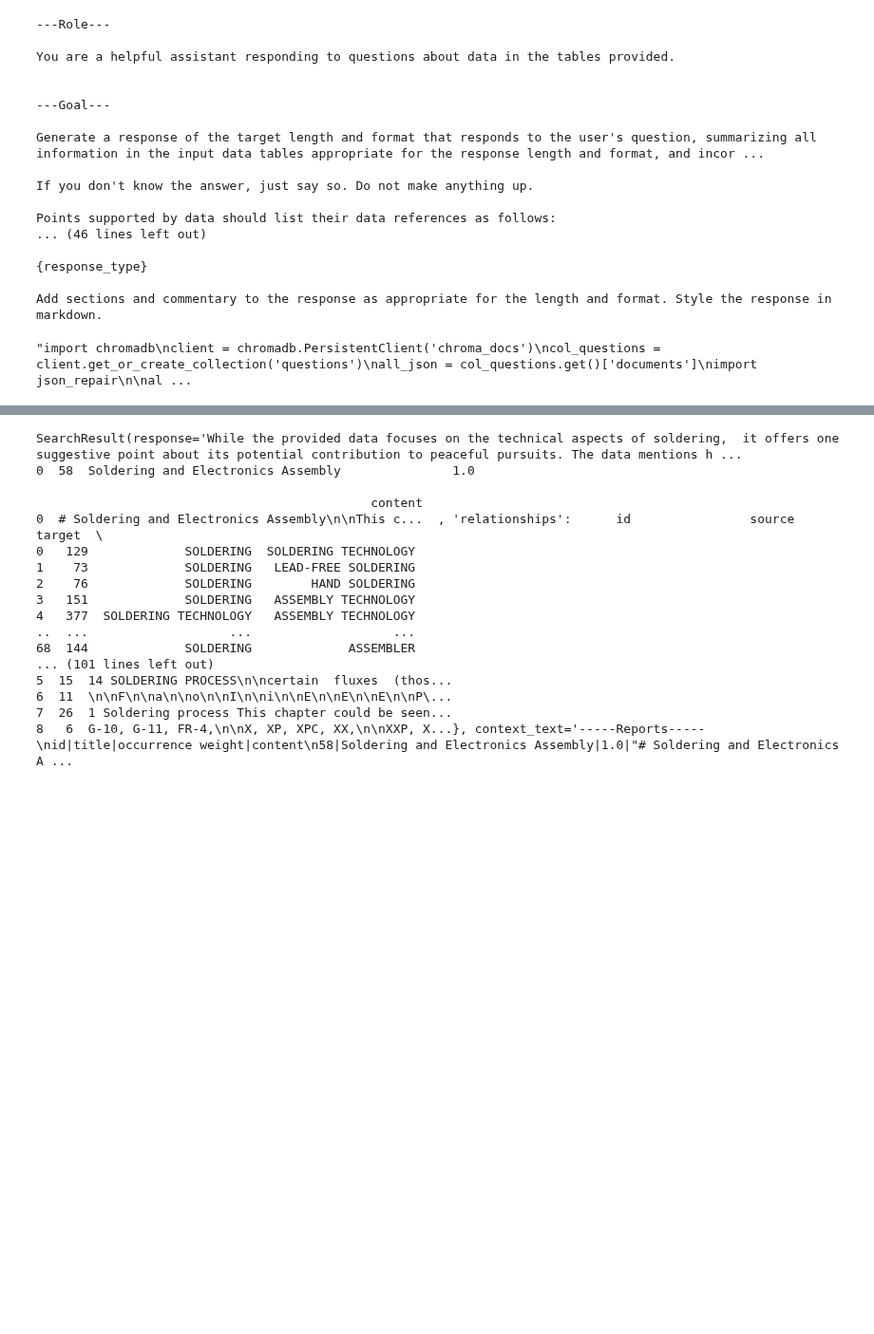
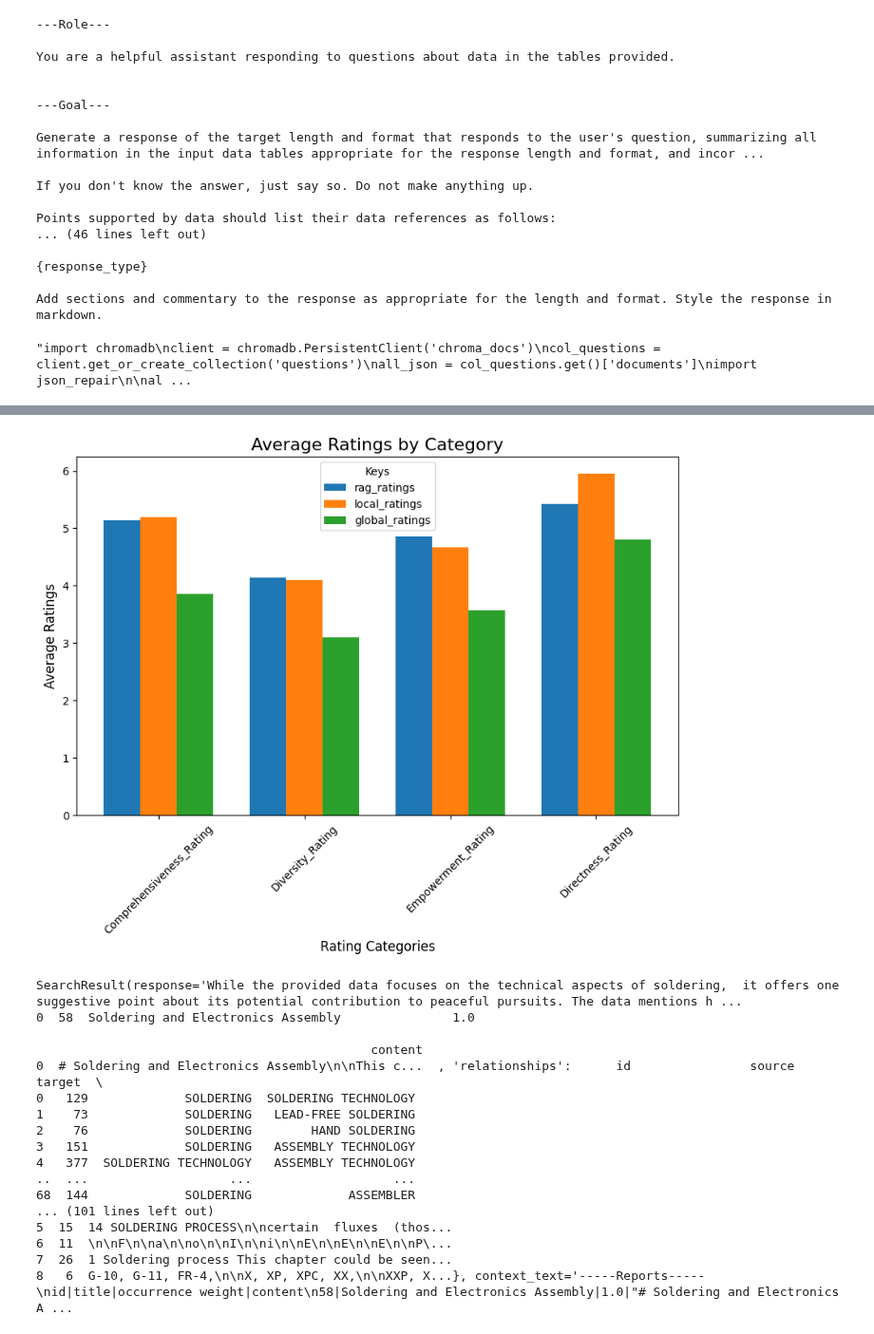
Before and after one commit to majidsh97/LLM, a Jupyter notebook: GraphRag/compare.ipynb, the cells around one changed output, grey strips where cells are left out. Shown at 95% size. Saved outputs shown, nothing was run; the diff lists cells and outputs as text; code cells hidden in the pictures; blank space fills up the shorter version.

```diff
--- a/GraphRag/compare.ipynb
+++ b/GraphRag/compare.ipynb
@@ -499,0 +545,5 @@ path = '/home/cip/ce/ix05ogym/Majid/LLM/GraphRag/compare.html'
+# %%
+import pandas as pd
+eval_path = '/home/cip/ce/ix05ogym/Majid/LLM/GraphRag/eval/'
+
+rag_ratings = pd.read_parquet(eval_path + 'rag_ratings.parquet')
@@ -500,3 +620,56 @@ path = '/home/cip/ce/ix05ogym/Majid/LLM/GraphRag/compare.html'
+# %%
+import matplotlib.pyplot as plt
+import numpy as np
+import pandas as pd
+
+# Example keys (replace with actual keys)
+keys = ratings.keys()
+
+# Ratings columns
+ratings_columns = ['Comprehensiveness_Rating', 'Diversity_Rating', 'Empowerment_Rating', 'Directness_Rating']
+
+# Bar width
+bar_width = 0.25
+
+# Number of categories (ratings_columns)
+n_categories = len(ratings_columns)
+
+# X-axis positions for the categories
+x = np.arange(n_categories)
+
+# Create the plot
+plt.figure(figsize=(10, 6))
+
+# Iterate through keys and plot the bars side by side
+for i, k in enumerate(keys):
+    # Load the data
+    rag_ratings = pd.read_parquet(eval_path + k + '.parquet')
+    data = rag_ratings[ratings_columns].astype(int)
+
+    # Compute the mean ratings
+    bars = data.sum() / data.count()
+
+    # Shift the x positions for each key
+    plt.bar(x + i * bar_width, bars.values, width=bar_width, label=k)
+
+# Set x-tick positions and labels
+plt.xticks(x + bar_width * (len(keys) - 1) / 2, ratings_columns, rotation=45)
+
+# Add a horizontal dashed line at y=10
+#plt.axhline(y=10, color='r', linestyle='--')
+
+# Add labels and title
+plt.xlabel('Rating Categories', fontsize=12)
+plt.ylabel('Average Ratings', fontsize=12)
+plt.title('Average Ratings by Category', fontsize=16)
+
+# Add legend
+plt.legend(title='Keys')
+
+# Show the plot
+plt.show()
+# %% [output]
+[figure, added]
 # %%
 result['local_search']
 # %% [output]
```
Also changed, not shown: parts of 5 cells of this notebook, 1 other file.
